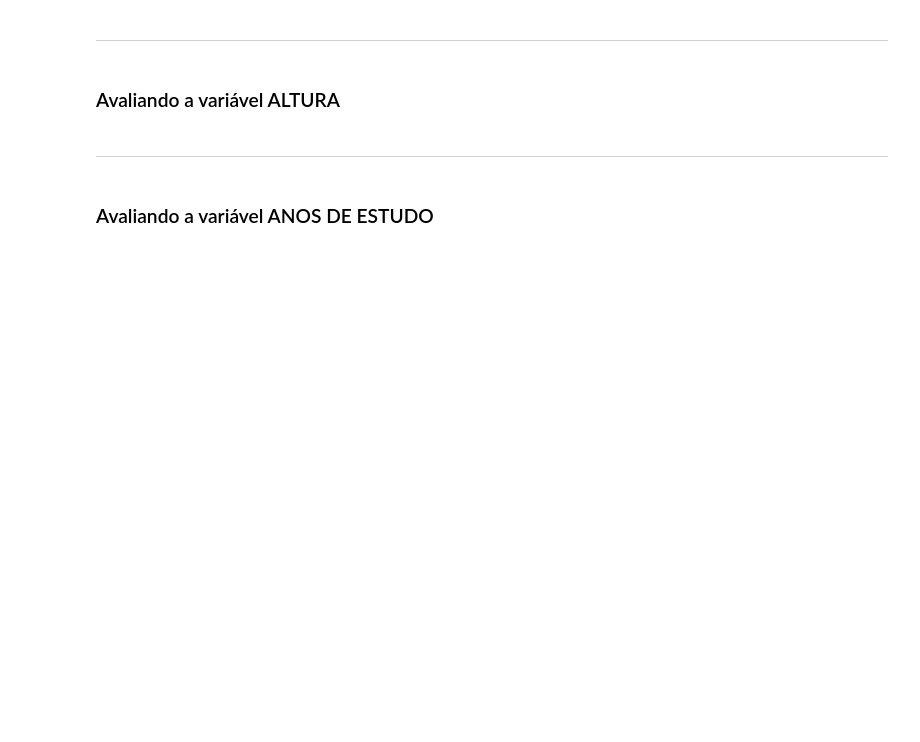
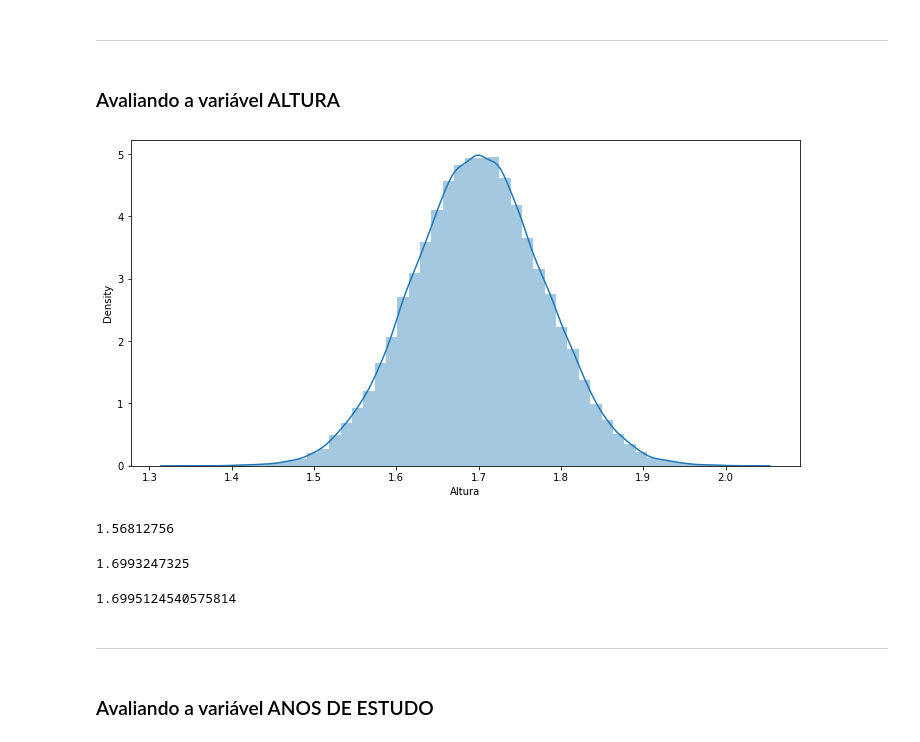
Before and after one commit to LilianeAquino/notebooks_cursos_alura, a Jupyter notebook: Curso_de_Estatística_Parte_1.ipynb, the cells around one changed output. Cells and saved outputs as stored; diff of their text form; code cells hidden in the pictures; blank space fills up the shorter version.

```diff
--- a/Curso_de_Estatística_Parte_1.ipynb
+++ b/Curso_de_Estatística_Parte_1.ipynb
@@ -687,6 +756,27 @@ Pode-se definir a moda como sendo o valor mais frequente de um conjunto de dados
 ***
 # %% [markdown]
 ### Avaliando a variável ALTURA
+# %%
+ax = sns.distplot(dados['Altura'])
+ax.figure.set_size_inches(12, 6)
+plt.show()
+# %% [output]
+[figure, added]
+# %%
+Moda = dados['Altura'].mode()[0]
+Moda
+# %% [output]
+1.56812756
+# %%
+Mediana = dados['Altura'].median()
+Mediana
+# %% [output]
+1.6993247325
+# %%
+Media = dados['Altura'].mean()
+Media
+# %% [output]
+1.6995124540575814
 # %% [markdown]
 ***
 # %% [markdown]
```
Also changed, not shown: parts of 40 cells of this notebook.
